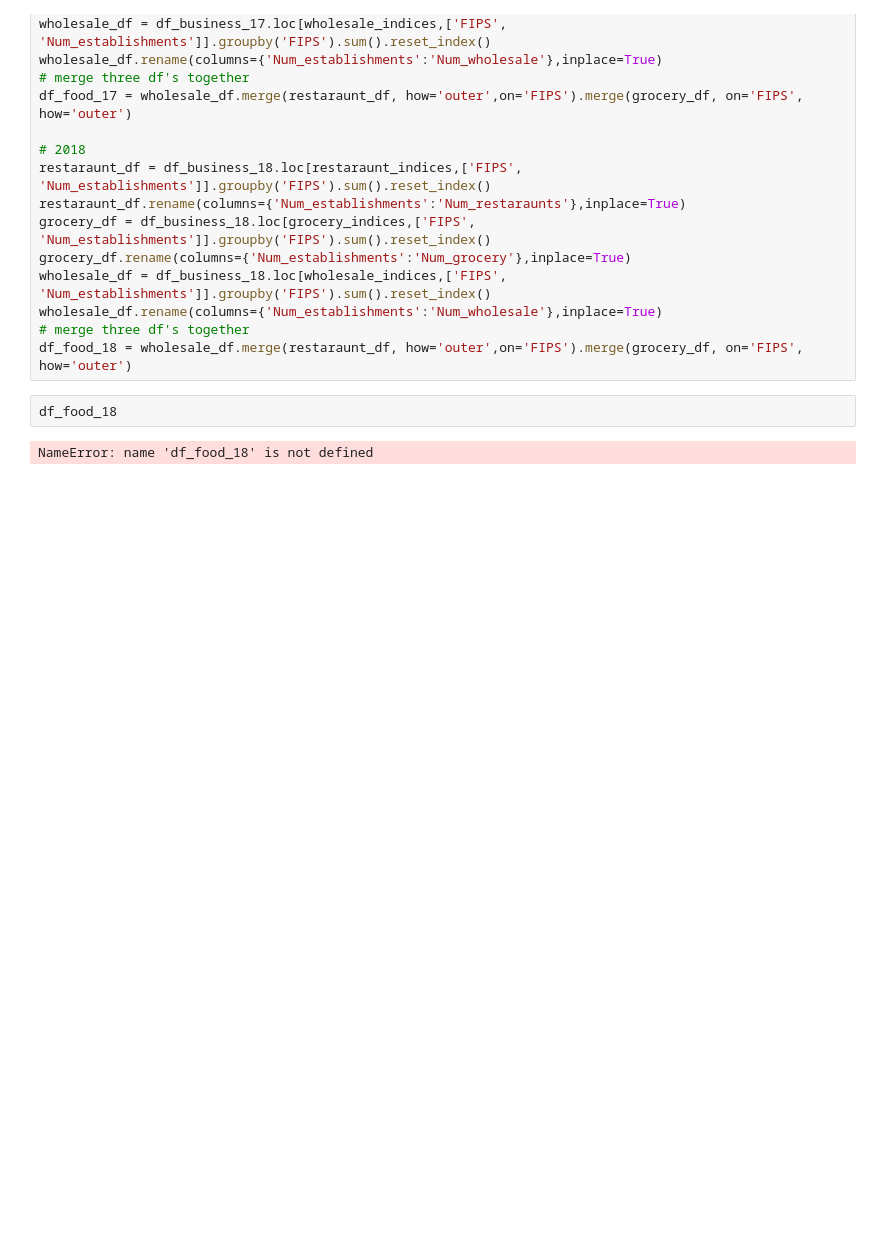
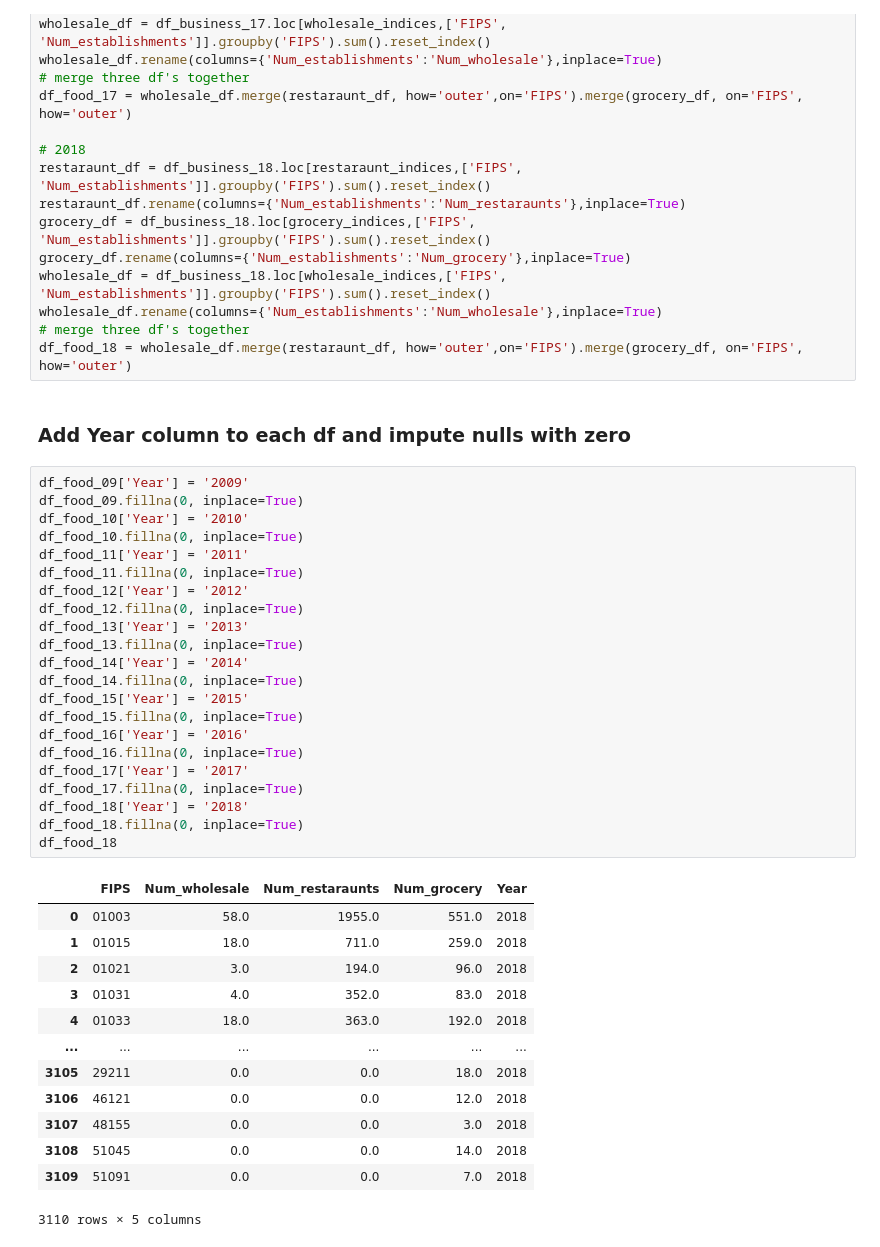
Before and after one commit to khyateed/projecting-food-insecurity, a Jupyter notebook: notebooks/cleaning.ipynb, the cells around one changed output. Saved outputs shown, nothing was run; the diff lists cells and outputs as text; blank space fills up the shorter version.

```diff
--- a/notebooks/cleaning.ipynb
+++ b/notebooks/cleaning.ipynb
@@ -1199,7 +1275,41 @@ wholesale_df = df_business_18.loc[wholesale_indices,['FIPS', 'Num_establishments
 wholesale_df.rename(columns={'Num_establishments':'Num_wholesale'},inplace=True)
 # merge three df's together
 df_food_18 = wholesale_df.merge(restaraunt_df, how='outer',on='FIPS').merge(grocery_df, on='FIPS', how='outer')
-# %%
-df_food_18
-# %% [output]
-NameError: name 'df_food_18' is not defined
+# %% [markdown]
+### Add Year column to each df and impute nulls with zero
+# %%
+df_food_09['Year'] = '2009'
+df_food_09.fillna(0, inplace=True)
+df_food_10['Year'] = '2010'
+df_food_10.fillna(0, inplace=True)
+df_food_11['Year'] = '2011'
+df_food_11.fillna(0, inplace=True)
+df_food_12['Year'] = '2012'
+df_food_12.fillna(0, inplace=True)
+df_food_13['Year'] = '2013'
+df_food_13.fillna(0, inplace=True)
+df_food_14['Year'] = '2014'
+df_food_14.fillna(0, inplace=True)
+df_food_15['Year'] = '2015'
+df_food_15.fillna(0, inplace=True)
+df_food_16['Year'] = '2016'
+df_food_16.fillna(0, inplace=True)
+df_food_17['Year'] = '2017'
+df_food_17.fillna(0, inplace=True)
+df_food_18['Year'] = '2018'
+df_food_18.fillna(0, inplace=True)
+df_food_18
+# %% [output]
+|  | FIPS | Num_wholesale | Num_restaraunts | Num_grocery | Year |
+| 0 | 01003 | 58.0 | 1955.0 | 551.0 | 2018 |
+| 1 | 01015 | 18.0 | 711.0 | 259.0 | 2018 |
+| 2 | 01021 | 3.0 | 194.0 | 96.0 | 2018 |
+| 3 | 01031 | 4.0 | 352.0 | 83.0 | 2018 |
+| 4 | 01033 | 18.0 | 363.0 | 192.0 | 2018 |
+| ... | ... | ... | ... | ... | ... |
+| 3105 | 29211 | 0.0 | 0.0 | 18.0 | 2018 |
+| 3106 | 46121 | 0.0 | 0.0 | 12.0 | 2018 |
+| 3107 | 48155 | 0.0 | 0.0 | 3.0 | 2018 |
+| 3108 | 51045 | 0.0 | 0.0 | 14.0 | 2018 |
+| 3109 | 51091 | 0.0 | 0.0 | 7.0 | 2018 |
+3110 rows × 5 columns
```
Also changed, not shown: parts of 14 cells of this notebook.
